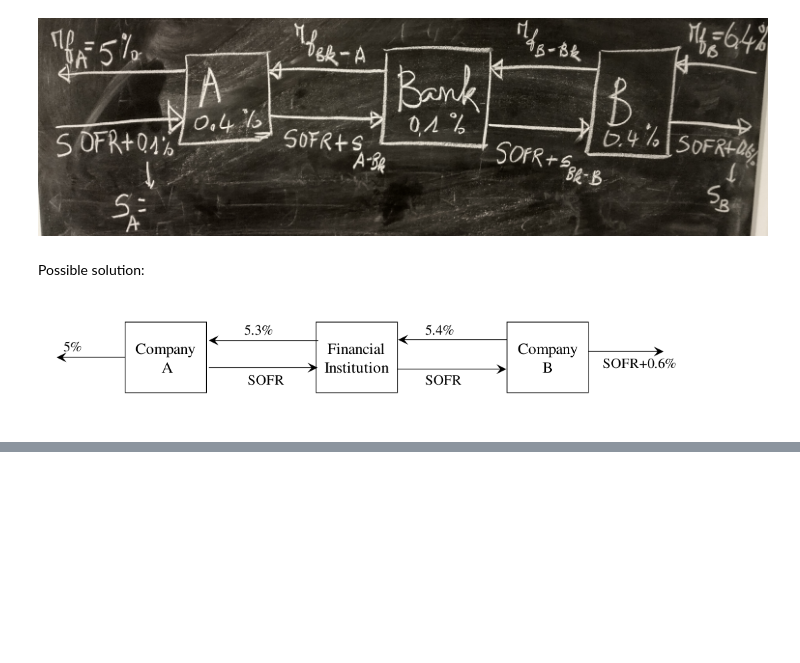
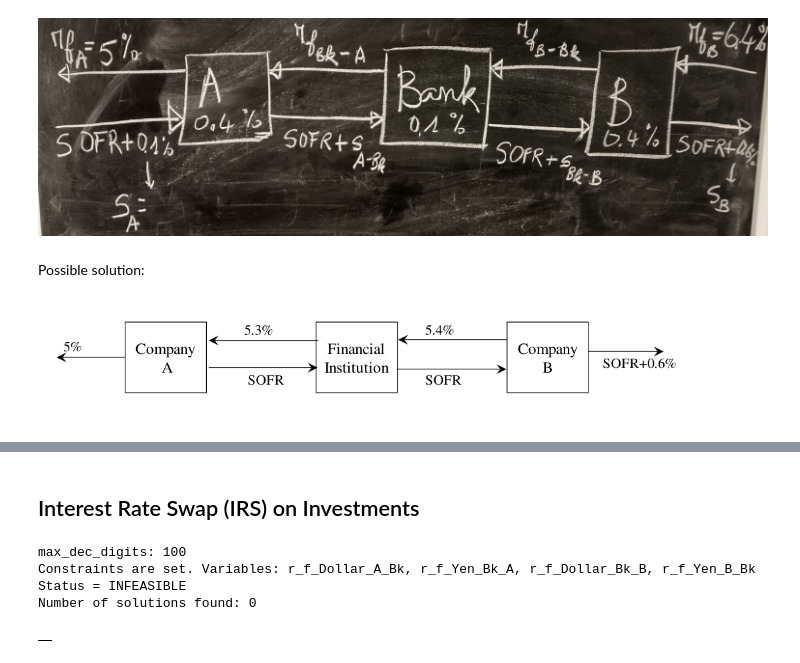
Before and after one commit to QuantBender/Swap-design-using-constraint-programming, a Jupyter notebook: Projects/Interest Rates Swap and CCSP.ipynb, the cells around one changed output, grey strips where cells are left out. Saved outputs shown, nothing was run; the diff lists cells and outputs as text; code cells hidden in the pictures; blank space fills up the shorter version.

```diff
--- a/Projects/Interest Rates Swap and CCSP.ipynb
+++ b/Projects/Interest Rates Swap and CCSP.ipynb
@@ -162,0 +189,48 @@ Number of solutions found: 3
+# %% [markdown]
+## Interest Rate Swap (IRS) on Investments
+# %%
+def search_for_all_solutions_sample_sat(rfDollar_A, rfDollar_B, rfYen_A, rfYen_B, G_B, G_A, G_bank):
+    """Showcases calling the solver to search for all solutions."""
+    model = cp_model.CpModel()
+
+    # Calculate max_dec_digits carefully based on decimal places of the rates
+    max_dec_digits = 10**max([len(str(rate).split(".")[-1]) for rate in [rfDollar_A, rfDollar_B, rfYen_A, rfYen_B]])
+    print(f"max_dec_digits: {max_dec_digits}")
+
+    rates_upper_bound = int(max_dec_digits)
+
+    # Define the variables
+    r_f_Dollar_A_Bk = model.NewIntVar(0, rates_upper_bound, 'r_f_Dollar_A_Bk')
+    r_f_Yen_Bk_A = model.NewIntVar(0, rates_upper_bound, 'r_f_Yen_Bk_A')
+    r_f_Dollar_Bk_B = model.NewIntVar(0, rates_upper_bound, 'r_f_Dollar_Bk_B')
+    r_f_Yen_B_Bk = model.NewIntVar(0, rates_upper_bound, 'r_f_Yen_B_Bk')
+
+    # Define constraints
+    model.Add(int(max_dec_digits * rfDollar_B) - r_f_Dollar_Bk_B - r_f_Yen_B_Bk + int(max_dec_digits * rfYen_B) == int(max_dec_digits * G_B))
+    model.Add(int(max_dec_digits * rfDollar_A) - r_f_Dollar_A_Bk - int(max_dec_digits * rfYen_A) + r_f_Yen_Bk_A == int(max_dec_digits * G_A))
+    model.Add(r_f_Dollar_Bk_B - r_f_Dollar_A_Bk + r_f_Yen_B_Bk - r_f_Yen_Bk_A == int(max_dec_digits * G_bank))
+
+    # Check if variables and constraints are consistent
+    print(f"Constraints are set. Variables: {r_f_Dollar_A_Bk}, {r_f_Yen_Bk_A}, {r_f_Dollar_Bk_B}, {r_f_Yen_B_Bk}")
+
+    # Create a solver and solve
+    solver = cp_model.CpSolver()
+    solution_printer = VarArraySolutionPrinter([r_f_Dollar_A_Bk, r_f_Yen_Bk_A, r_f_Dollar_Bk_B, r_f_Yen_B_Bk], max_dec_digits)
+
+    # Enable all solution enumeration
+    solver.parameters.enumerate_all_solutions = True
+    status = solver.Solve(model, solution_printer)
+
+    print(f"Status = {solver.StatusName(status)}")
+    print(f"Number of solutions found: {solution_printer.solution_count}")
+    return solution_printer.solutions
+
+solutions = search_for_all_solutions_sample_sat(9.6, 10, 5, 6.5, 0.3, 0.3, 0.5)
+pd.DataFrame(solutions).to_csv("solutions.csv", index=False)
+pd.DataFrame(solutions)
+# %% [output]
+max_dec_digits: 100
+Constraints are set. Variables: r_f_Dollar_A_Bk, r_f_Yen_Bk_A, r_f_Dollar_Bk_B, r_f_Yen_B_Bk
+Status = INFEASIBLE
+Number of solutions found: 0
+|  |
```
Also changed, not shown: parts of 11 cells of this notebook, 10 other files.
